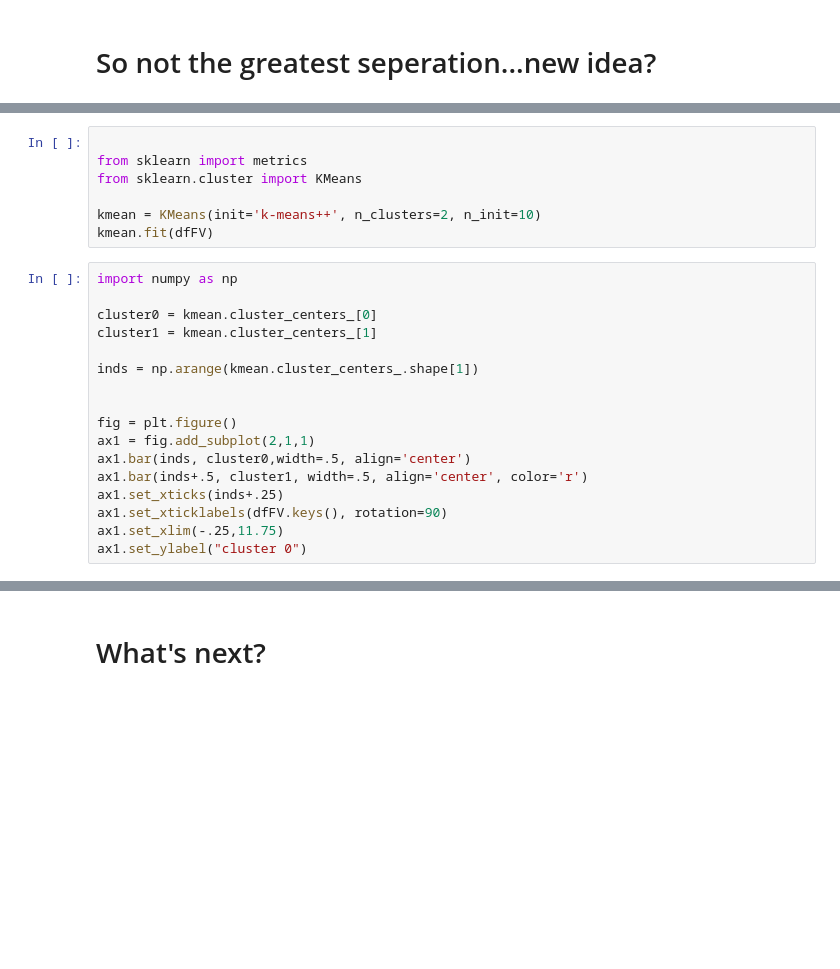
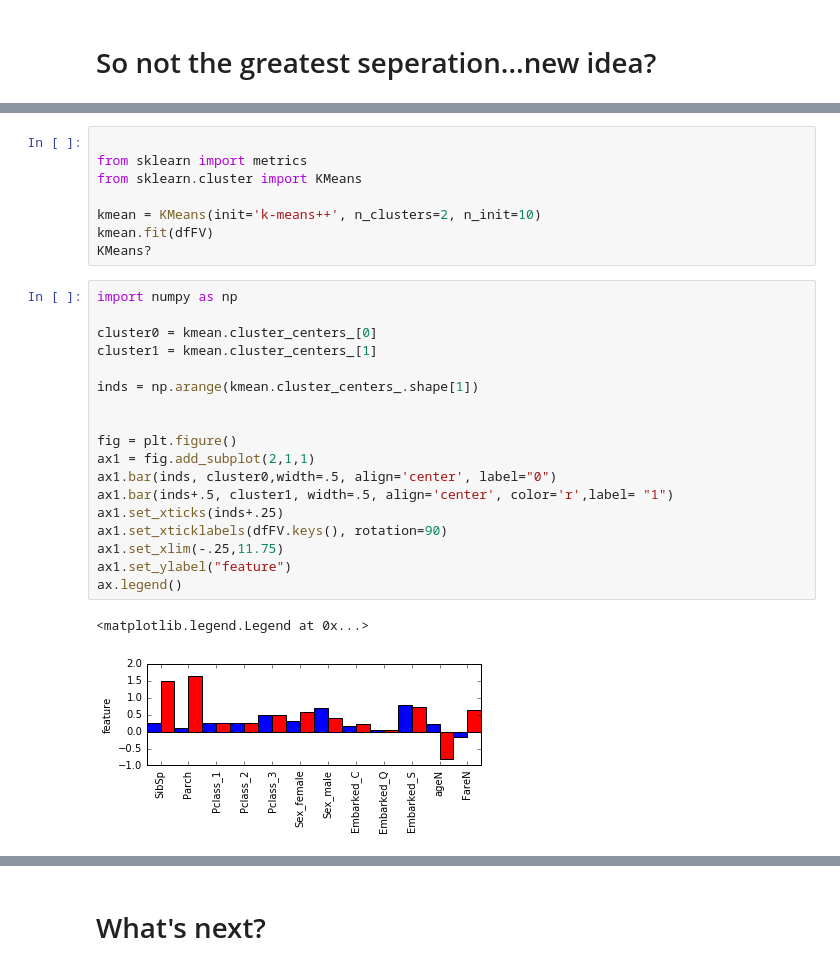
Before and after one commit to GCDigitalFellows/gcdri_ts_cat_ml, a Jupyter notebook: titanic.ipynb, the cells around one changed output, grey strips where cells are left out. Saved outputs shown, nothing was run; the diff lists cells and outputs as text; blank space fills up the shorter version.

```diff
--- a/titanic.ipynb
+++ b/titanic.ipynb
@@ -208,23 +321,28 @@ from sklearn.cluster import KMeans
 
 kmean = KMeans(init='k-means++', n_clusters=2, n_init=10)
 kmean.fit(dfFV)
+KMeans?
 # %%
 import numpy as np
 
 cluster0 = kmean.cluster_centers_[0]
 cluster1 = kmean.cluster_centers_[1]
 
 inds = np.arange(kmean.cluster_centers_.shape[1])
 
 
 fig = plt.figure()
 ax1 = fig.add_subplot(2,1,1)
-ax1.bar(inds, cluster0,width=.5, align='center')
-ax1.bar(inds+.5, cluster1, width=.5, align='center', color='r')
+ax1.bar(inds, cluster0,width=.5, align='center', label="0")
+ax1.bar(inds+.5, cluster1, width=.5, align='center', color='r',label= "1")
 ax1.set_xticks(inds+.25)
 ax1.set_xticklabels(dfFV.keys(), rotation=90)
 ax1.set_xlim(-.25,11.75)
-ax1.set_ylabel("cluster 0")
+ax1.set_ylabel("feature")
+ax.legend()
+# %% [output]
+<matplotlib.legend.Legend at 0x...>
+[figure, added]
 # %%
 #accuracy? http://scikit-learn.org/stable/modules/clustering.html#clustering-evaluation
 from sklearn import metrics
```
Also changed, not shown: parts of 24 cells of this notebook, 1 other file.
